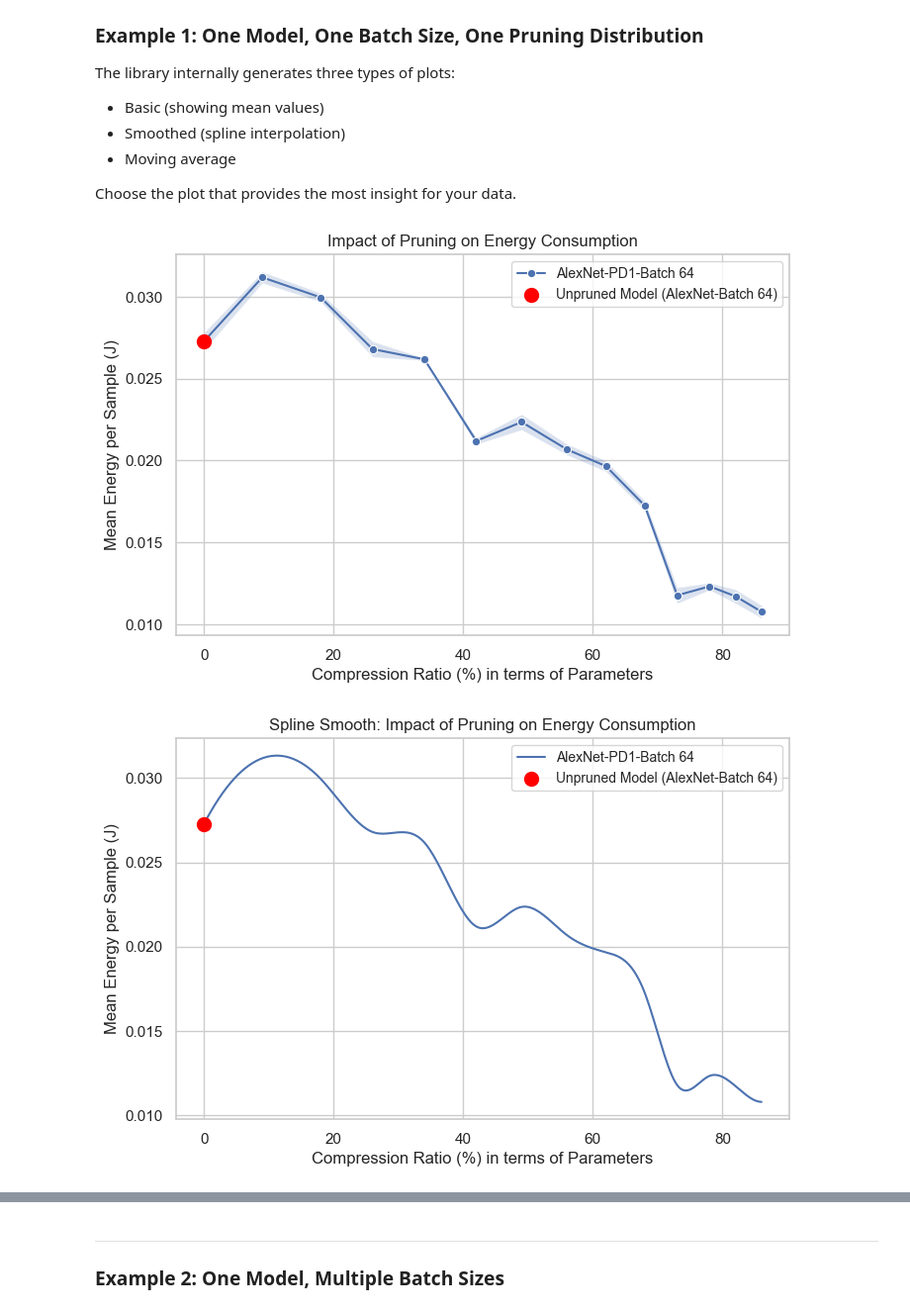
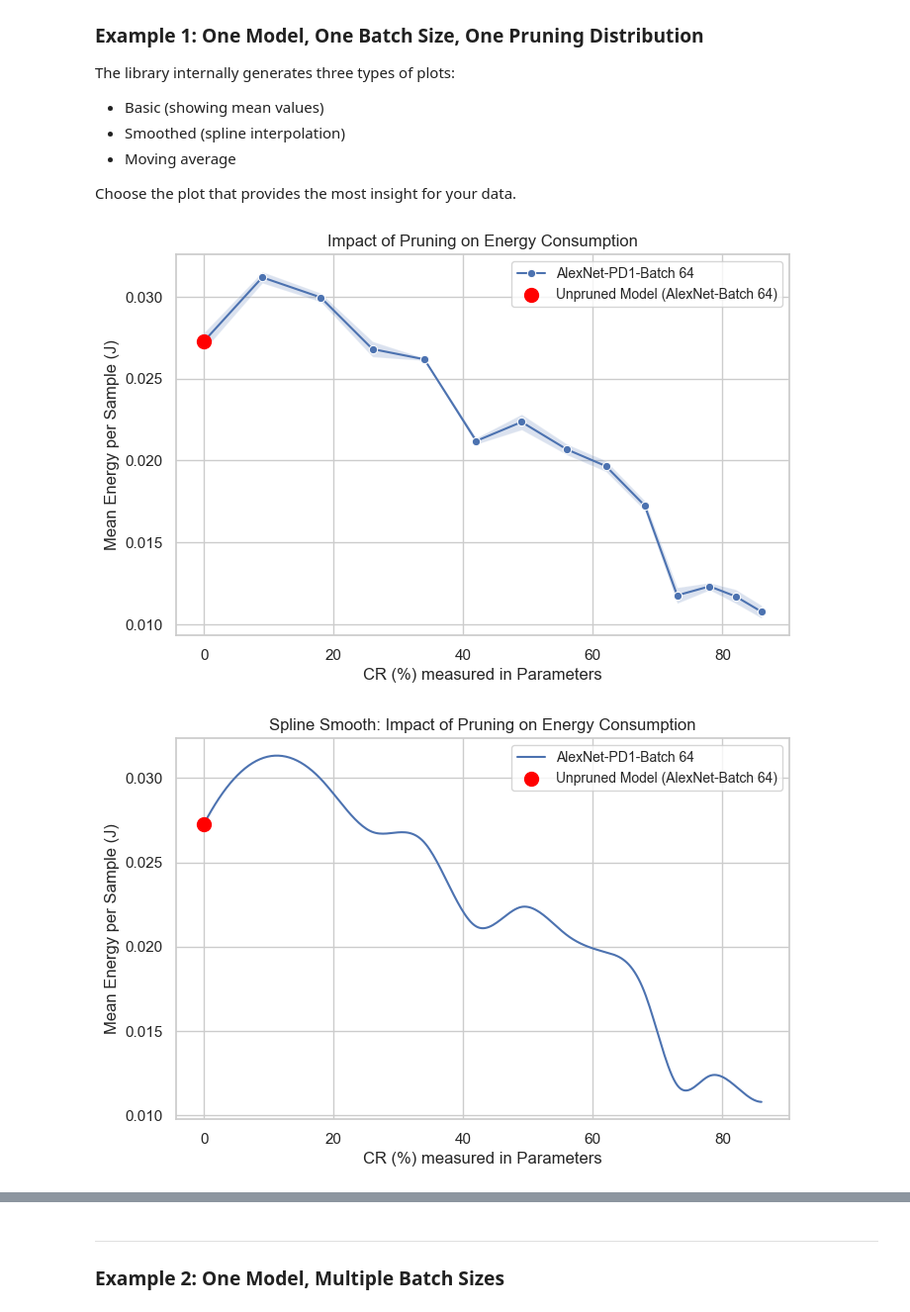
Before and after one commit to DEEP-CGPS/PruneEnergyAnalyzer, a Jupyter notebook: notebooks/4 - GENERATE_PLOTS.ipynb, the cells around one changed output, grey strips where cells are left out. Shown at 99% size. Saved outputs shown, nothing was run; the diff lists cells and outputs as text; code cells hidden in the pictures.

Commit message:
fix plots x axis

```diff
--- a/notebooks/4 - GENERATE_PLOTS.ipynb
+++ b/notebooks/4 - GENERATE_PLOTS.ipynb
@@ -85,18 +85,18 @@ Choose the plot that provides the most insight for your data.
 # %%
 # Create an instance of AnalysisPlotter
 plotter = AnalysisPlotter(
     dataframe=df,
-    x_column="Compression Ratio (%) in terms of Parameters",
+    x_column="CR (%) measured in Parameters",
     y_column="Mean Energy per Sample (J)",
     title="Impact of Pruning on Energy Consumption"
 )
 
 # Generate the plot for a specific architecture, pruning distributions, and batch size
 plotter.plot_data(
     architectures=["AlexNet"],
     pruning_distributions=["PD1"],
     batch_sizes=[64]
     )
 # %% [output]
-[figure, old version]
+[figure, new version]
-[figure, old version]
+[figure, new version]
```
Also changed, not shown: parts of 6 cells of this notebook, 2 other files.
